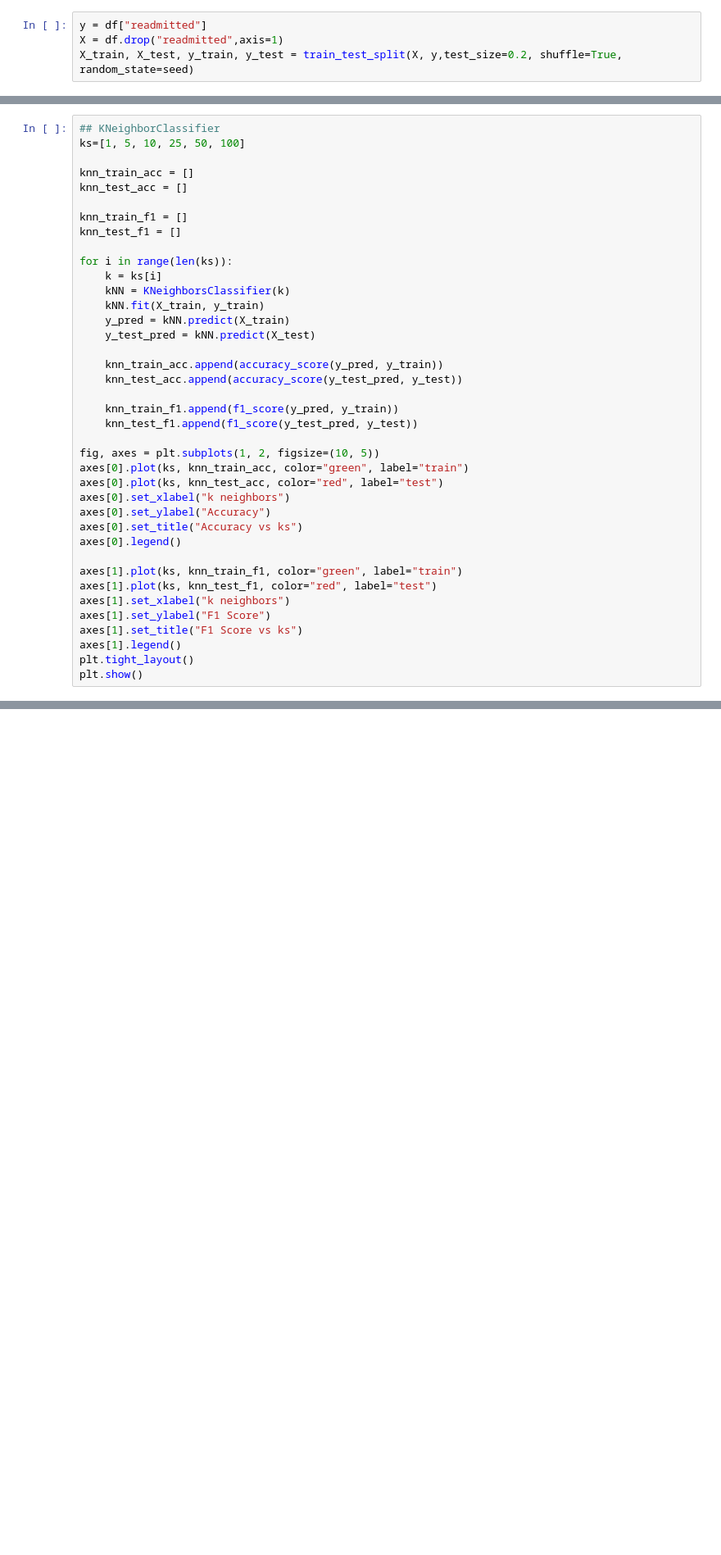
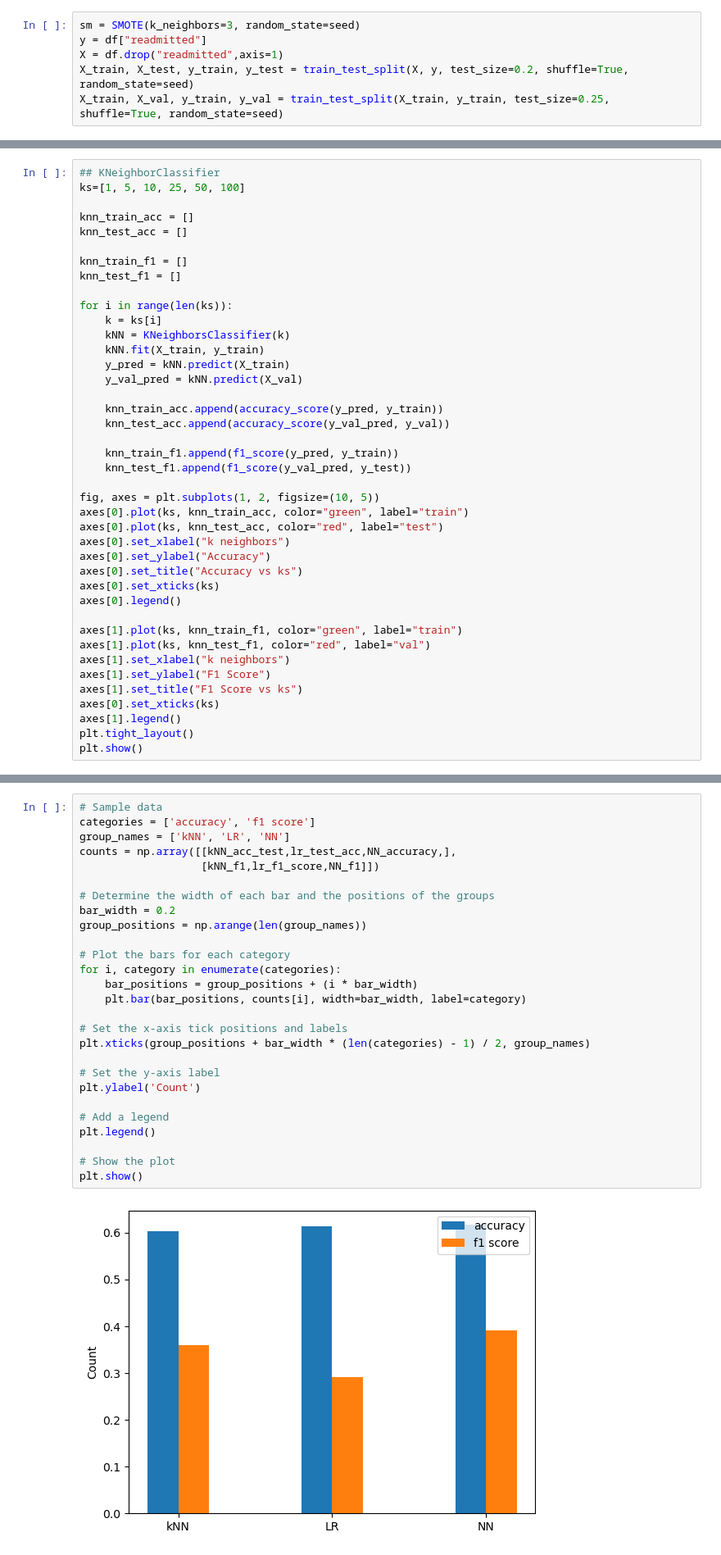
Before and after one commit to minhngo3818/cs178-diabetes-project, a Jupyter notebook: main.ipynb, the cells around one changed output, grey strips where cells are left out. Shown at 82% size. Cells and saved outputs as stored; diff of their text form; blank space fills up the shorter version.

```diff
--- a/main.ipynb
+++ b/main.ipynb
@@ -153,9 +153,11 @@ plt.show()
 # %% [markdown]
 ### III. Trainning
 # %%
+sm = SMOTE(k_neighbors=3, random_state=seed)
 y = df["readmitted"]
 X = df.drop("readmitted",axis=1)
-X_train, X_test, y_train, y_test = train_test_split(X, y,test_size=0.2, shuffle=True, random_state=seed)
+X_train, X_test, y_train, y_test = train_test_split(X, y, test_size=0.2, shuffle=True, random_state=seed)
+X_train, X_val, y_train, y_val = train_test_split(X_train, y_train, test_size=0.25, shuffle=True, random_state=seed)
 # %% [markdown]
 #### K Nearest Neighbors
 # %%
@@ -173,13 +175,13 @@ for i in range(len(ks)):
     kNN = KNeighborsClassifier(k)
     kNN.fit(X_train, y_train)
     y_pred = kNN.predict(X_train)
-    y_test_pred = kNN.predict(X_test)
+    y_val_pred = kNN.predict(X_val)
 
     knn_train_acc.append(accuracy_score(y_pred, y_train))
-    knn_test_acc.append(accuracy_score(y_test_pred, y_test))
+    knn_test_acc.append(accuracy_score(y_val_pred, y_val))
 
     knn_train_f1.append(f1_score(y_pred, y_train))
-    knn_test_f1.append(f1_score(y_test_pred, y_test))
+    knn_test_f1.append(f1_score(y_val_pred, y_test))
 
 fig, axes = plt.subplots(1, 2, figsize=(10, 5))
 axes[0].plot(ks, knn_train_acc, color="green", label="train")
@@ -187,13 +189,15 @@ axes[0].plot(ks, knn_test_acc, color="red", label="test")
 axes[0].set_xlabel("k neighbors")
 axes[0].set_ylabel("Accuracy")
 axes[0].set_title("Accuracy vs ks")
+axes[0].set_xticks(ks)
 axes[0].legend()
 
 axes[1].plot(ks, knn_train_f1, color="green", label="train")
-axes[1].plot(ks, knn_test_f1, color="red", label="test")
+axes[1].plot(ks, knn_test_f1, color="red", label="val")
 axes[1].set_xlabel("k neighbors")
 axes[1].set_ylabel("F1 Score")
 axes[1].set_title("F1 Score vs ks")
+axes[0].set_xticks(ks)
 axes[1].legend()
 plt.tight_layout()
 plt.show()
@@ -522,2 +615,31 @@ KeyError: 1
 # %% [markdown]
 ### IV. Testing and Graph
+# %%
+# Sample data
+categories = ['accuracy', 'f1 score']
+group_names = ['kNN', 'LR', 'NN']
+counts = np.array([[kNN_acc_test,lr_test_acc,NN_accuracy,],
+                   [kNN_f1,lr_f1_score,NN_f1]])
+
+# Determine the width of each bar and the positions of the groups
+bar_width = 0.2
+group_positions = np.arange(len(group_names))
+
+# Plot the bars for each category
+for i, category in enumerate(categories):
+    bar_positions = group_positions + (i * bar_width)
+    plt.bar(bar_positions, counts[i], width=bar_width, label=category)
+
+# Set the x-axis tick positions and labels
+plt.xticks(group_positions + bar_width * (len(categories) - 1) / 2, group_names)
+
+# Set the y-axis label
+plt.ylabel('Count')
+
+# Add a legend
+plt.legend()
+
+# Show the plot
+plt.show()
+# %% [output]
+[figure, added]
```
Also changed, not shown: parts of 7 cells of this notebook, 3 other files.
